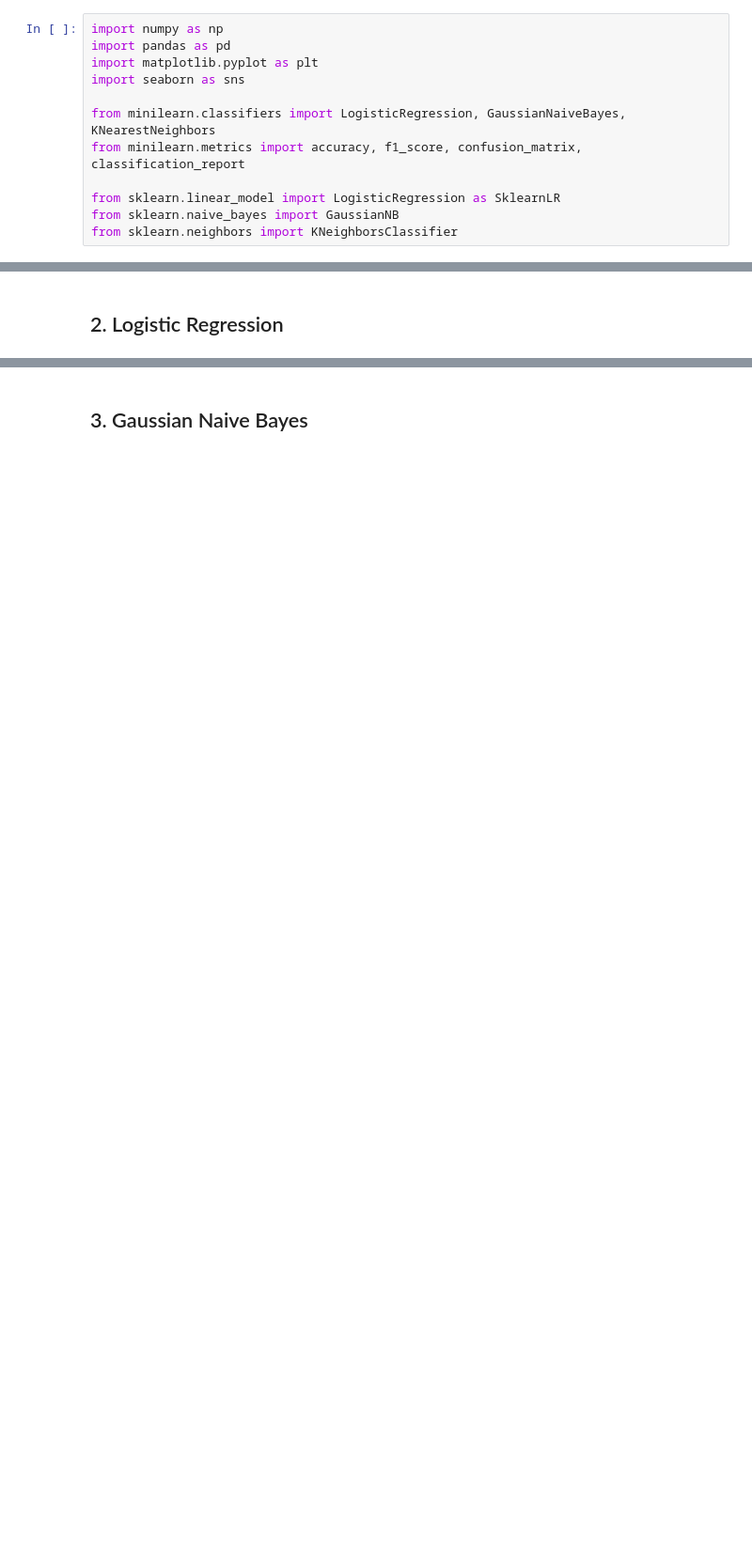
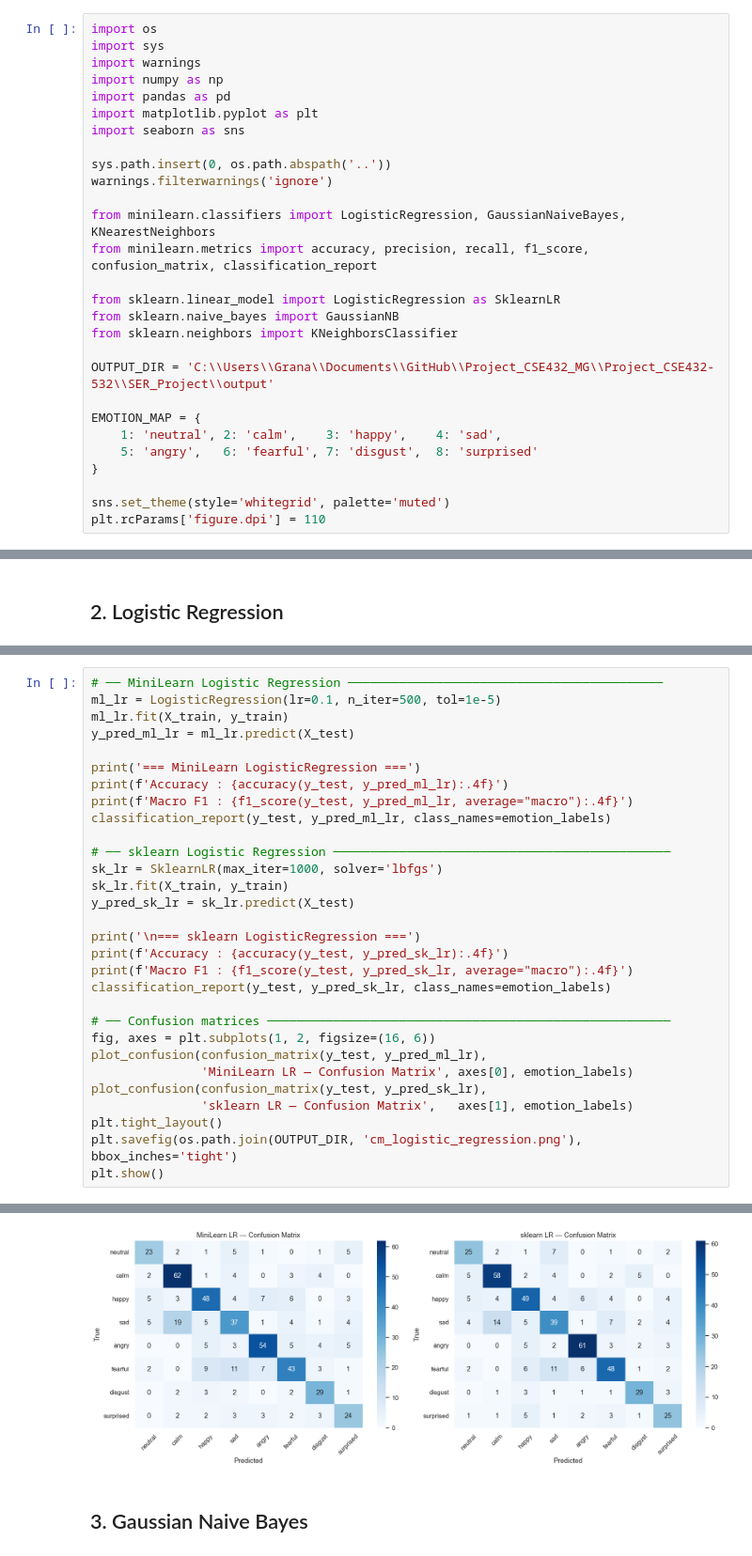
Before and after one commit to micahg1/Project_CSE432-532, a Jupyter notebook: SER_Project/notebooks/week7- classification.ipynb, the cells around one changed output, grey strips where cells are left out. Shown at 94% size. Drawn from its saved outputs; the diff is of its cells as text; blank space fills up the shorter version.

```diff
--- a/SER_Project/notebooks/week7- classification.ipynb
+++ b/SER_Project/notebooks/week7- classification.ipynb
@@ -14,17 +14,33 @@
 - [ ] MiniLearn vs sklearn comparison table
 - [ ] Per-class analysis: which emotions are confused?
 # %%
+import os
+import sys
+import warnings
 import numpy as np
 import pandas as pd
 import matplotlib.pyplot as plt
 import seaborn as sns
 
+sys.path.insert(0, os.path.abspath('..'))
+warnings.filterwarnings('ignore')
+
 from minilearn.classifiers import LogisticRegression, GaussianNaiveBayes, KNearestNeighbors
-from minilearn.metrics import accuracy, f1_score, confusion_matrix, classification_report
+from minilearn.metrics import accuracy, precision, recall, f1_score, confusion_matrix, classification_report
 
 from sklearn.linear_model import LogisticRegression as SklearnLR
 from sklearn.naive_bayes import GaussianNB
 from sklearn.neighbors import KNeighborsClassifier
+
+OUTPUT_DIR = 'C:\\Users\\Grana\\Documents\\GitHub\\Project_CSE432_MG\\Project_CSE432-532\\SER_Project\\output'
+
+EMOTION_MAP = {
+    1: 'neutral', 2: 'calm',    3: 'happy',    4: 'sad',
+    5: 'angry',   6: 'fearful', 7: 'disgust',  8: 'surprised'
+}
+
+sns.set_theme(style='whitegrid', palette='muted')
+plt.rcParams['figure.dpi'] = 110
 # %% [markdown]
 ## 1. Load Preprocessed Features
 
@@ -44,0 +81,31 @@ Load the standardized feature arrays saved at the end of Week 5.
+# %%
+# ── MiniLearn Logistic Regression ───────────────────────────────────────────
+ml_lr = LogisticRegression(lr=0.1, n_iter=500, tol=1e-5)
+ml_lr.fit(X_train, y_train)
+y_pred_ml_lr = ml_lr.predict(X_test)
+
+print('=== MiniLearn LogisticRegression ===')
+print(f'Accuracy : {accuracy(y_test, y_pred_ml_lr):.4f}')
+print(f'Macro F1 : {f1_score(y_test, y_pred_ml_lr, average="macro"):.4f}')
+classification_report(y_test, y_pred_ml_lr, class_names=emotion_labels)
+
+# ── sklearn Logistic Regression ──────────────────────────────────────────────
+sk_lr = SklearnLR(max_iter=1000, solver='lbfgs')
+sk_lr.fit(X_train, y_train)
+y_pred_sk_lr = sk_lr.predict(X_test)
+
+print('\n=== sklearn LogisticRegression ===')
+print(f'Accuracy : {accuracy(y_test, y_pred_sk_lr):.4f}')
+print(f'Macro F1 : {f1_score(y_test, y_pred_sk_lr, average="macro"):.4f}')
+classification_report(y_test, y_pred_sk_lr, class_names=emotion_labels)
+
+# ── Confusion matrices ───────────────────────────────────────────────────────
+fig, axes = plt.subplots(1, 2, figsize=(16, 6))
+plot_confusion(confusion_matrix(y_test, y_pred_ml_lr),
+               'MiniLearn LR — Confusion Matrix', axes[0], emotion_labels)
+plot_confusion(confusion_matrix(y_test, y_pred_sk_lr),
+               'sklearn LR — Confusion Matrix',   axes[1], emotion_labels)
+plt.tight_layout()
+plt.savefig(os.path.join(OUTPUT_DIR, 'cm_logistic_regression.png'), bbox_inches='tight')
+plt.show()
+# %% [output]
@@ -45,2 +129,3 @@ Load the standardized feature arrays saved at the end of Week 5.
+[figure, added]
 # %% [markdown]
 ## 3. Gaussian Naive Bayes
```
Also changed, not shown: parts of 10 cells of this notebook, 13 other files.
